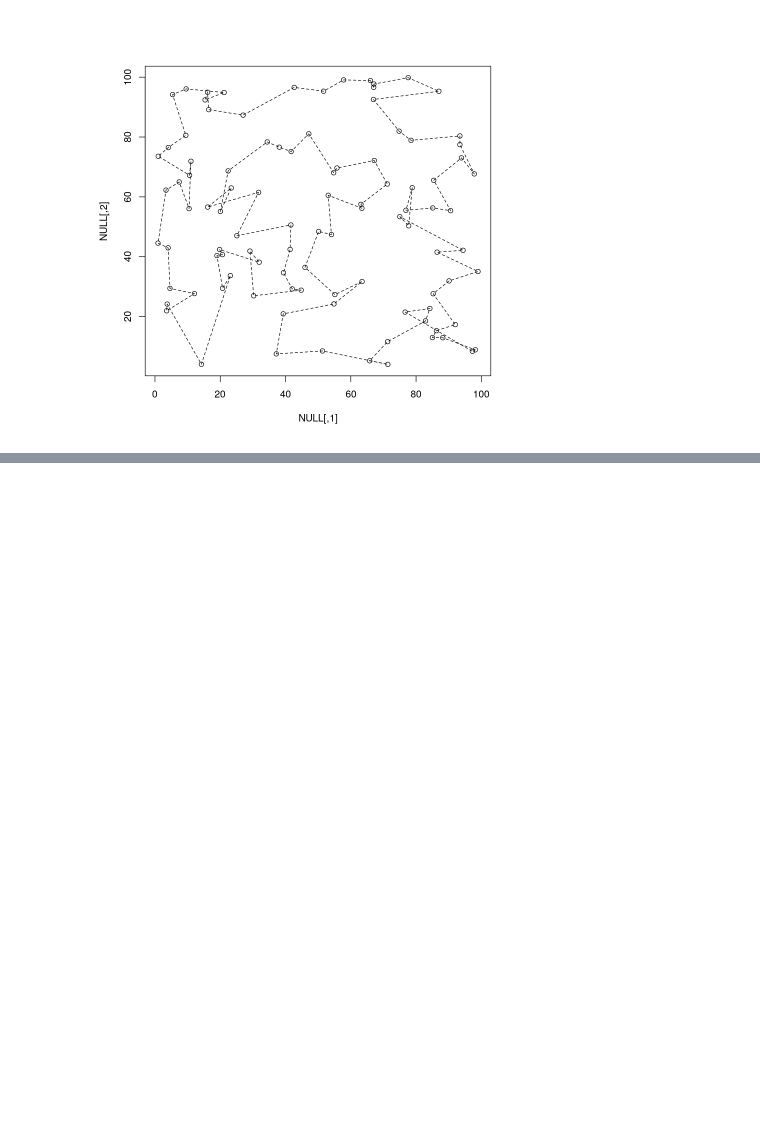
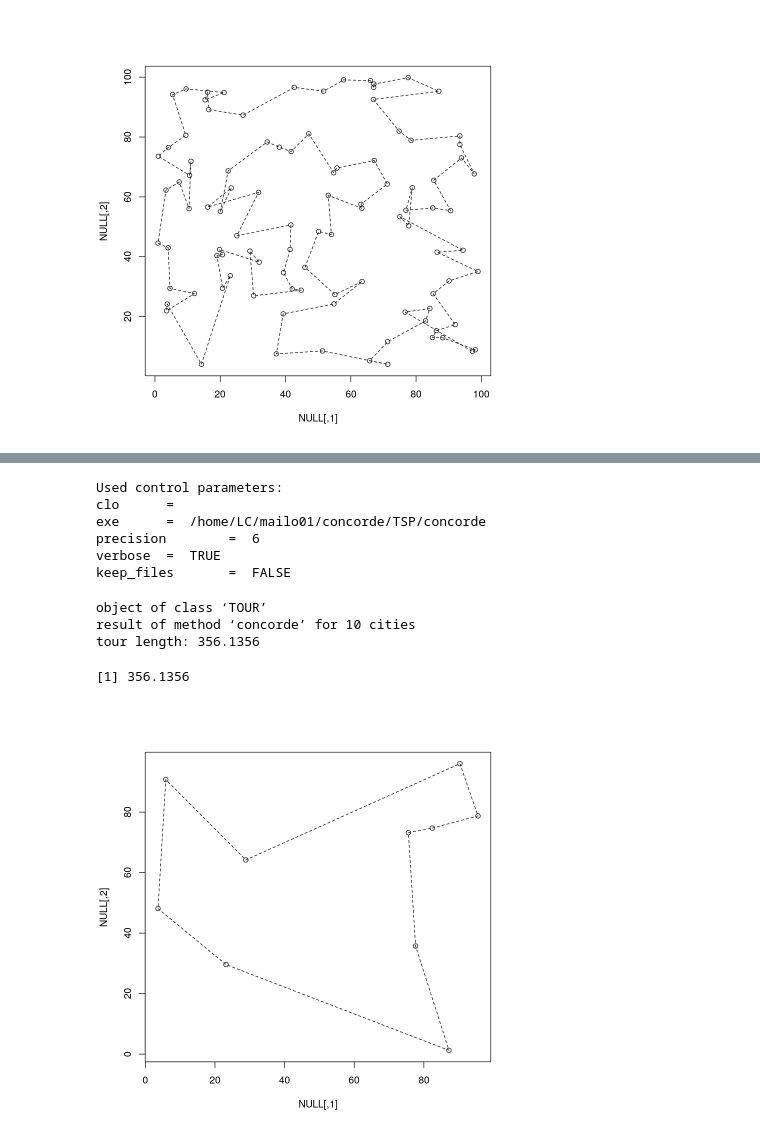
Before and after one commit to silverscrub/TSP-ML-Approach, a Jupyter notebook: src/Untitled.ipynb, the cells around one changed output, grey strips where cells are left out. Saved outputs shown, nothing was run; the diff lists cells and outputs as text; code cells hidden in the pictures; blank space fills up the shorter version.

```diff
--- a/src/Untitled.ipynb
+++ b/src/Untitled.ipynb
@@ -286,0 +255,3 @@ Traceback:
+# %%
+ten <- read_TSPLIB("/home/LC/mailo01/TSP-ML-Approach/src/R/Isolated-Tests/test_10pts.tsp")
+ten
@@ -286,0 +287,21 @@ Traceback:
+# %%
+tour <- solve_TSP(ten, method="concorde")
+# %% [output]
+Used control parameters:
+clo      =
+exe      =  /home/LC/mailo01/concorde/TSP/concorde
+precision        =  6
+verbose  =  TRUE
+keep_files       =  FALSE
+# %%
+tour
+tour_length(tour)
+# %% [output]
+object of class ‘TOUR’
+result of method ‘concorde’ for 10 cities
+tour length: 356.1356
+[1] 356.1356
+# %%
+plot(ten, tour)
+# %% [output]
+[figure, added]
```
Also changed, not shown: parts of 5 cells of this notebook, 44 other files.
